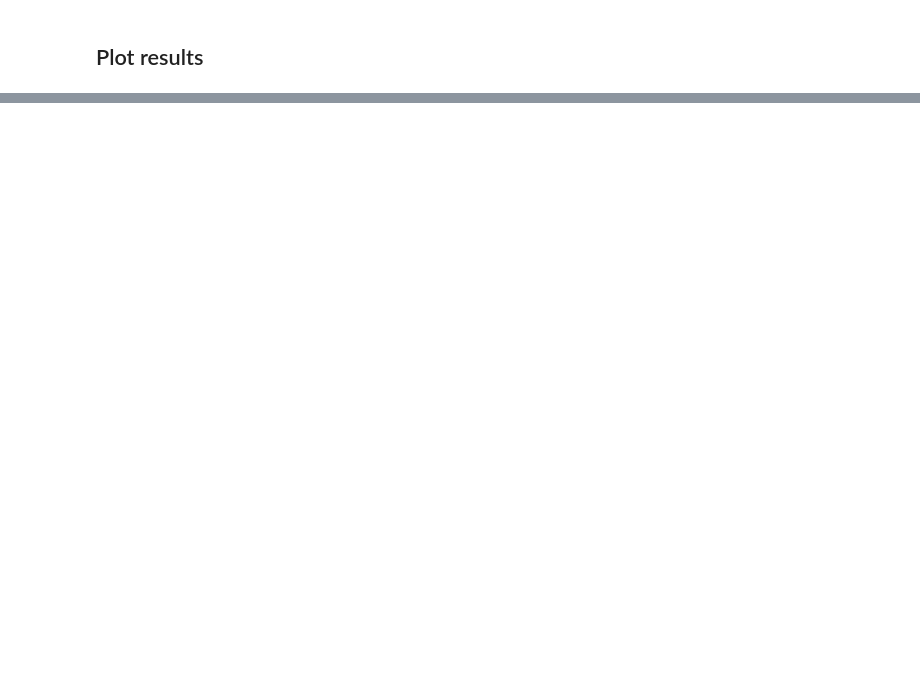
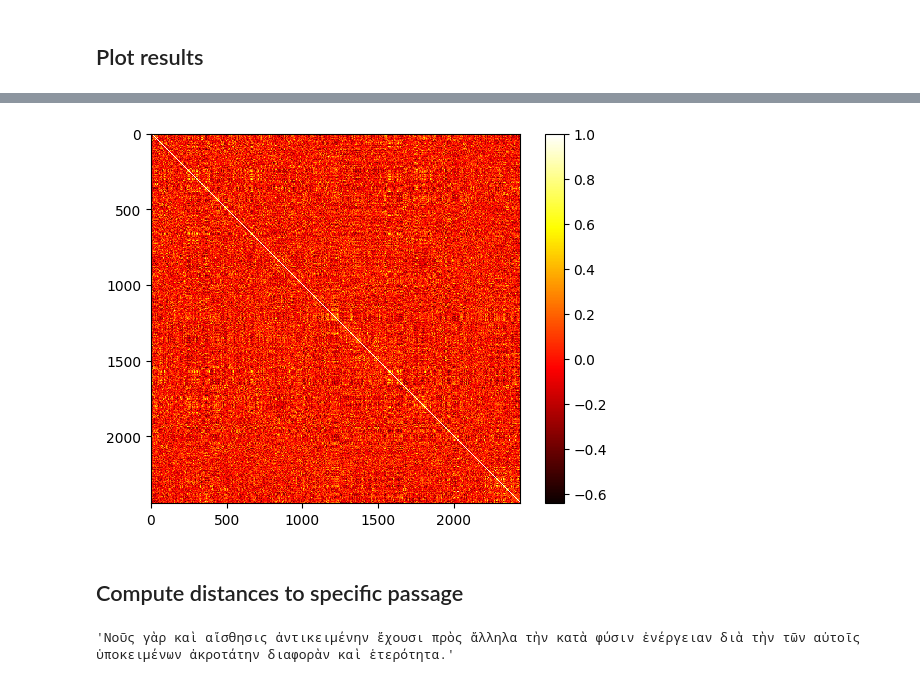
Before and after one commit to robertvsiii/maximus-confessor, a Jupyter notebook: Maximus-bioinformatics.ipynb, the cells around one changed output, grey strips where cells are left out. Drawn from its saved outputs; the diff is of its cells as text; code cells hidden in the pictures; blank space fills up the shorter version.

```diff
--- a/Maximus-bioinformatics.ipynb
+++ b/Maximus-bioinformatics.ipynb
@@ -600,0 +694,21 @@ text_id = connection.find('texts',title=title)[0].idconnection.find('units',unit
+# %%
+plt.imshow(pca_result.dot(pca_result.T), cmap='hot', interpolation='nearest')
+plt.colorbar()
+plt.show()
+# %% [output]
+[figure, added]
+# %% [markdown]
+## Compute distances to specific passage
+# %%
+title = 'ΠΡΟΣ ΘΑΛΑΣΣΙΟΝ'
+unit_type = 'phrase'
+data, metadata = load_vectors_from_mongodb(title,unit_type=unit_type)
+
+pca_result = fit_and_transform_pca(data,n_components=500)
+pca_result = (pca_result.T/np.linalg.norm(pca_result,axis=1)).T
+
+title_id = connection.find('texts',title=title)[0].id
+content = connection.find('units',tags='58.11',text=title_id,unit_type=unit_type)[0]
+content.snippet
+# %% [output]
+'Νοῦς γὰρ καὶ αἴσθησις ἀντικειμένην ἔχουσι πρὸς ἄλληλα τὴν κατὰ φύσιν ἐνέργειαν διὰ τὴν τῶν αὐτοῖς ὑποκειμένων ἀκροτάτην διαφορὰν καὶ ἑτερότητα.'
```
Also changed, not shown: parts of 29 cells of this notebook, 12 other files.
